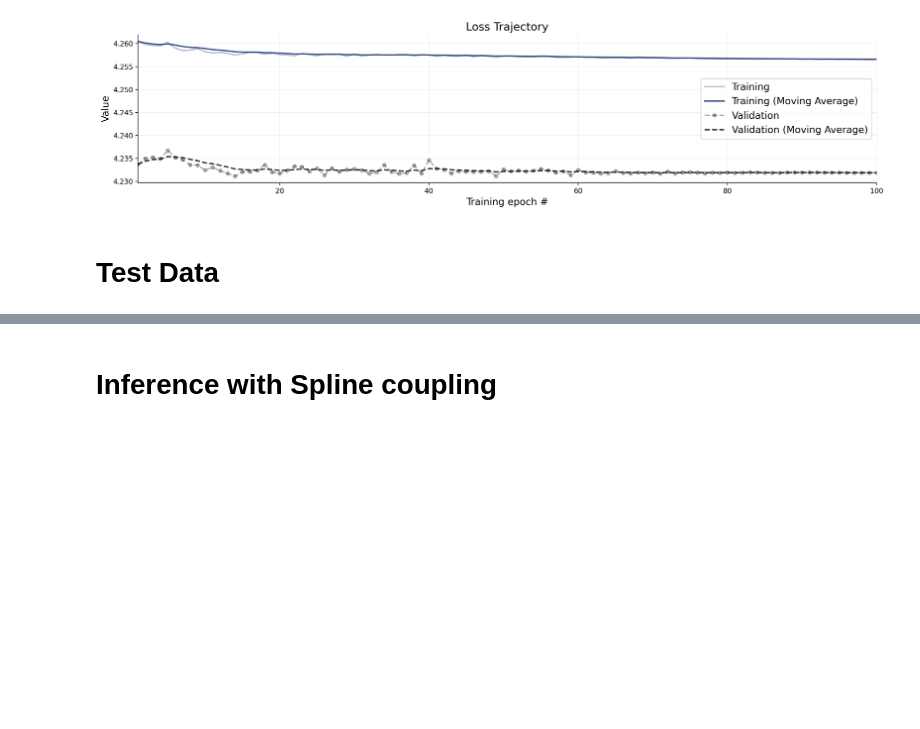
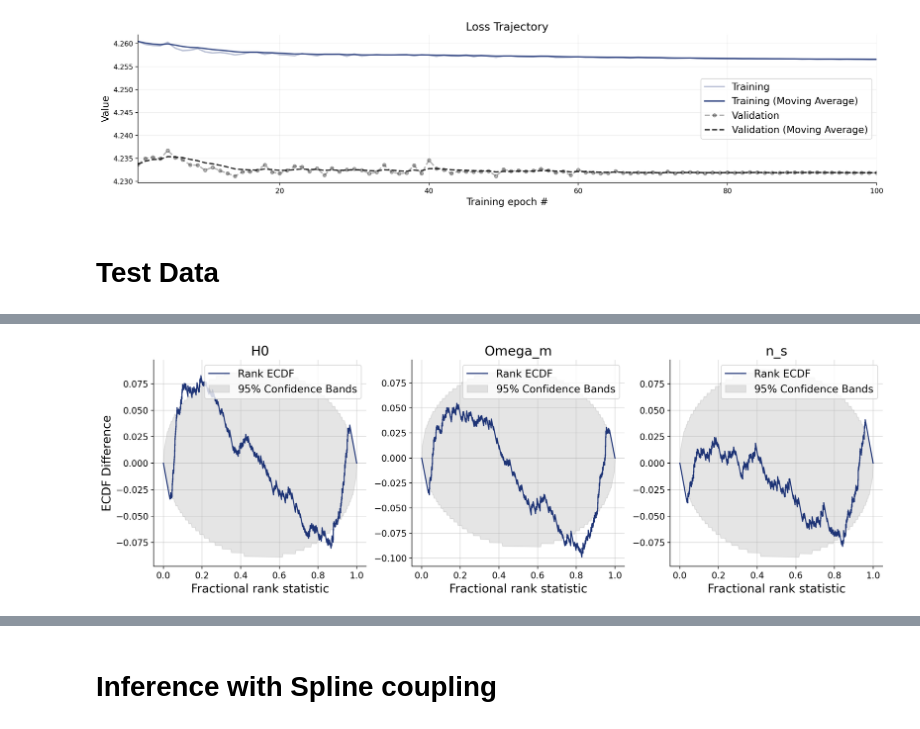
Before and after one commit to lapulga-10/Estimating-Cosmological-Parameters-from-Galaxy-Power-Spectrum-, a Jupyter notebook: 1_DGP.ipynb, the cells around one changed output, grey strips where cells are left out. Drawn from its saved outputs; the diff is of its cells as text; code cells hidden in the pictures; blank space fills up the shorter version.

```diff
--- a/1_DGP.ipynb
+++ b/1_DGP.ipynb
@@ -370,3 +388,5 @@ f = bf.diagnostics.plots.calibration_histogram(post_samples, test_data)
 # %%
-f = bf.diagnostics.plots.calibration_ecdf(post_samples, test_data, difference=True)
+f = bf.diagnostics.plots.calibration_ecdf(samples, test_data, difference=True)
+# %% [output]
+[figure, added]
 # %%
```
Also changed, not shown: parts of 8 cells of this notebook.
